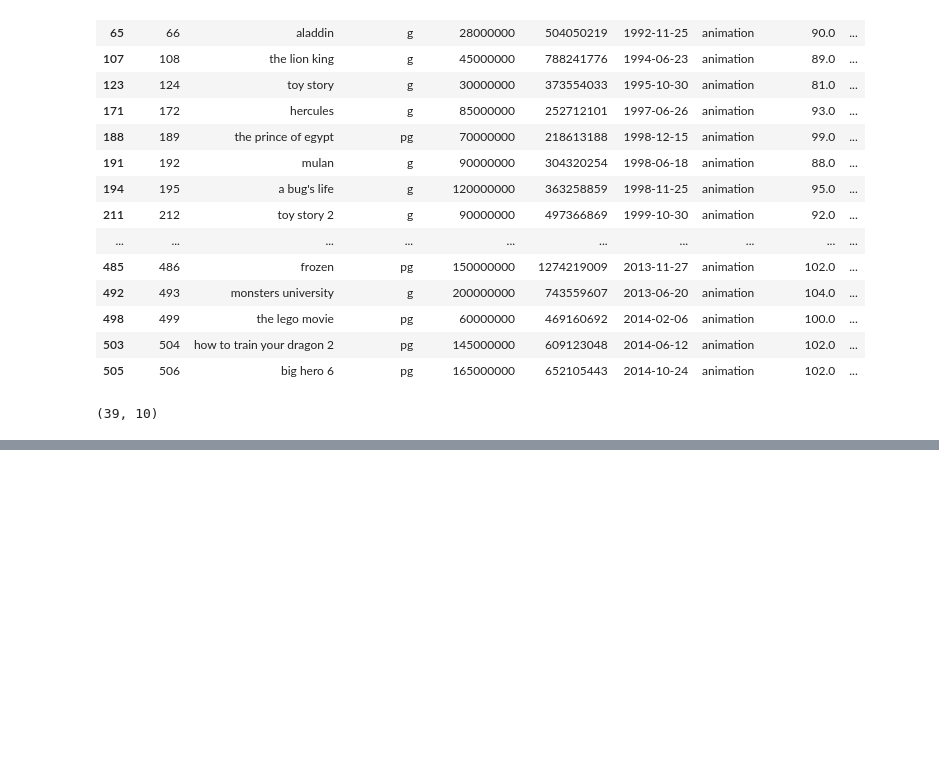
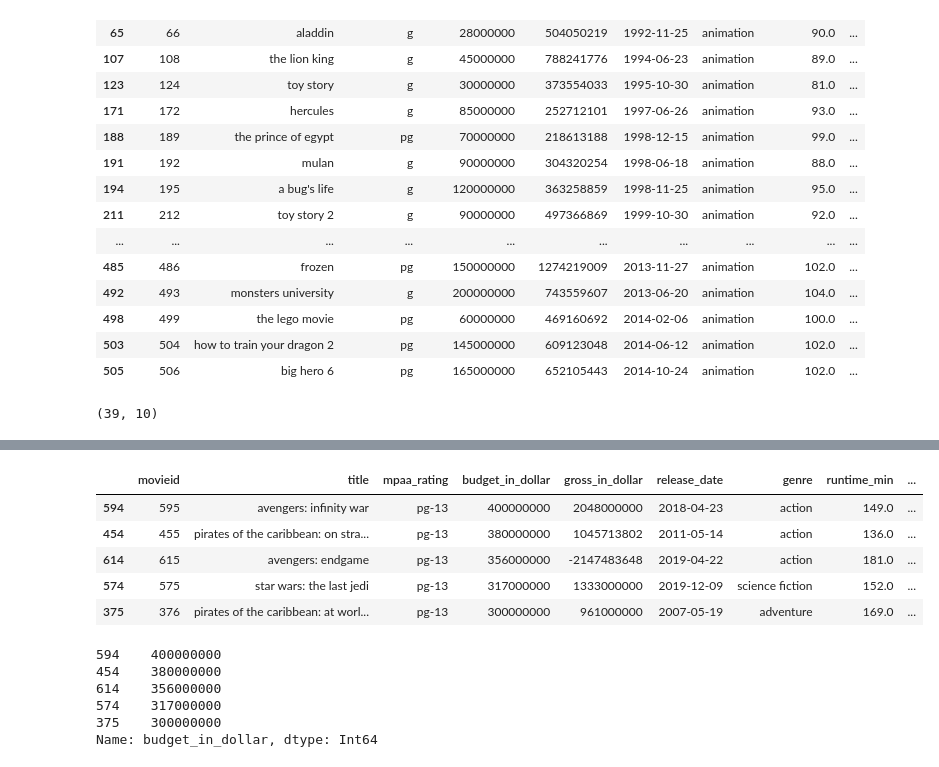
Before and after one commit to gabriela-arlt/Python-Beginner, a Jupyter notebook: Project 1/pandas_beginners.ipynb, the cells around one changed output, grey strips where cells are left out. Saved outputs shown, nothing was run; the diff lists cells and outputs as text; code cells hidden in the pictures; blank space fills up the shorter version.

```diff
--- a/pandas_beginners.ipynb
+++ b/Project 1/pandas_beginners.ipynb
@@ -540,0 +552,19 @@ filtered_animation.shape
+# %%
+df_integers.nlargest(5, 'budget_in_dollar')
+# %% [output]
+|  | movieid | title | mpaa_rating | budget_in_dollar | gross_in_dollar | release_date | genre | runtime_min | ... |
+| 594 | 595 | avengers: infinity war | pg-13 | 400000000 | 2048000000 | 2018-04-23 | action | 149.0 | ... |
+| 454 | 455 | pirates of the caribbean: on stra... | pg-13 | 380000000 | 1045713802 | 2011-05-14 | action | 136.0 | ... |
+| 614 | 615 | avengers: endgame | pg-13 | 356000000 | -2147483648 | 2019-04-22 | action | 181.0 | ... |
+| 574 | 575 | star wars: the last jedi | pg-13 | 317000000 | 1333000000 | 2019-12-09 | science fiction | 152.0 | ... |
+| 375 | 376 | pirates of the caribbean: at worl... | pg-13 | 300000000 | 961000000 | 2007-05-19 | adventure | 169.0 | ... |
+# %%
+# or
+df_integers['budget_in_dollar'].nlargest(n=5)
+# %% [output]
+594    400000000
+454    380000000
+614    356000000
+574    317000000
+375    300000000
+Name: budget_in_dollar, dtype: Int64
```
Also changed, not shown: parts of 21 cells of this notebook, 2 other files.
